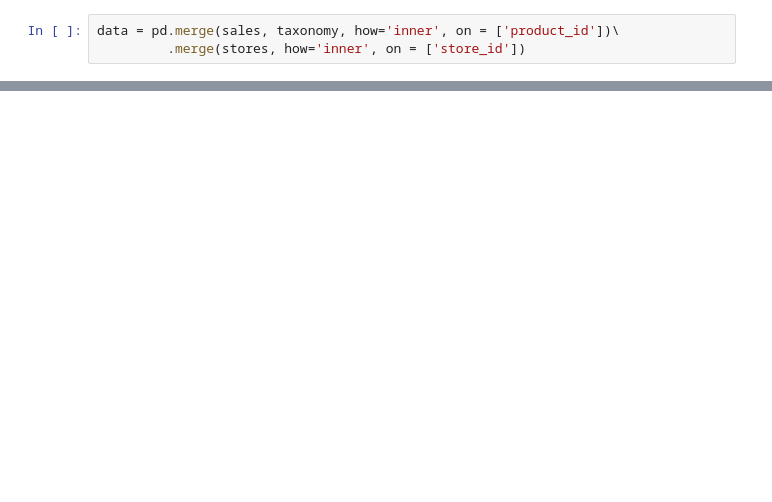
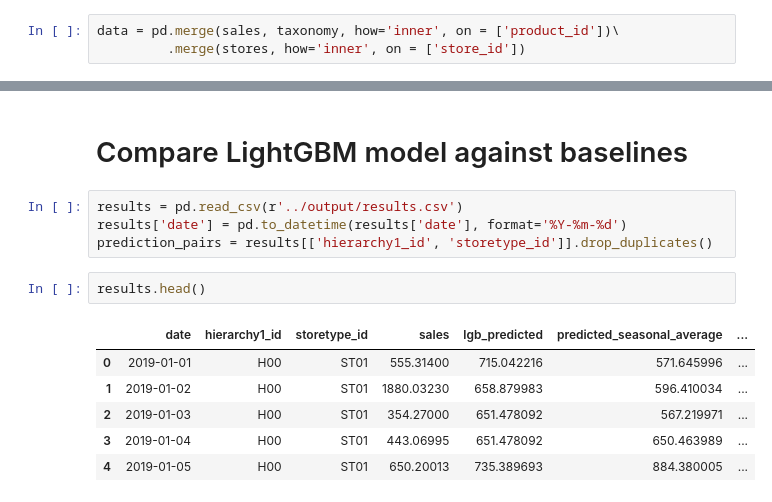
Before and after one commit to paveltr/time-series-frcst, a Jupyter notebook: src/ML Evaluation.ipynb, the cells around one changed output, grey strips where cells are left out. Saved outputs shown, nothing was run; the diff lists cells and outputs as text; blank space fills up the shorter version.

```diff
--- a/src/ML Evaluation.ipynb
+++ b/src/ML Evaluation.ipynb
@@ -74,0 +87,15 @@ KeyError: 'week'
+# %% [markdown]
+# Compare LightGBM model against baselines
+# %%
+results = pd.read_csv(r'../output/results.csv')
+results['date'] = pd.to_datetime(results['date'], format='%Y-%m-%d')
+prediction_pairs = results[['hierarchy1_id', 'storetype_id']].drop_duplicates()
+# %%
+results.head()
+# %% [output]
+|  | date | hierarchy1_id | storetype_id | sales | lgb_predicted | predicted_seasonal_average | ... |
+| 0 | 2019-01-01 | H00 | ST01 | 555.31400 | 715.042216 | 571.645996 | ... |
+| 1 | 2019-01-02 | H00 | ST01 | 1880.03230 | 658.879983 | 596.410034 | ... |
+| 2 | 2019-01-03 | H00 | ST01 | 354.27000 | 651.478092 | 567.219971 | ... |
+| 3 | 2019-01-04 | H00 | ST01 | 443.06995 | 651.478092 | 650.463989 | ... |
+| 4 | 2019-01-05 | H00 | ST01 | 650.20013 | 735.389693 | 884.380005 | ... |
```
Also changed, not shown: parts of 18 cells of this notebook, 11 other files.
